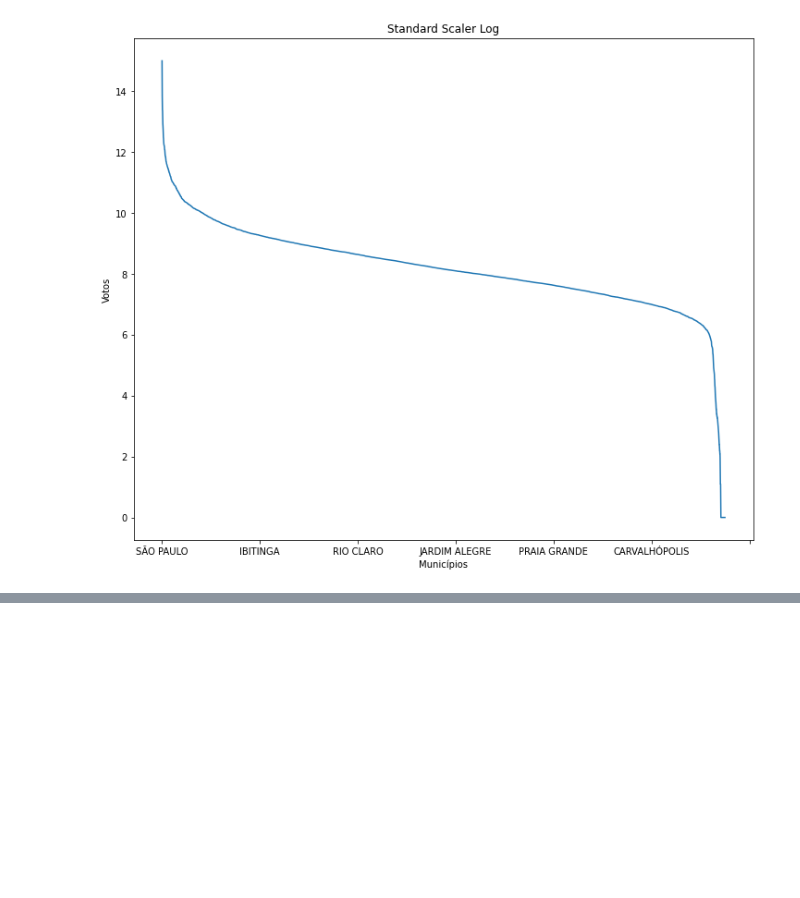
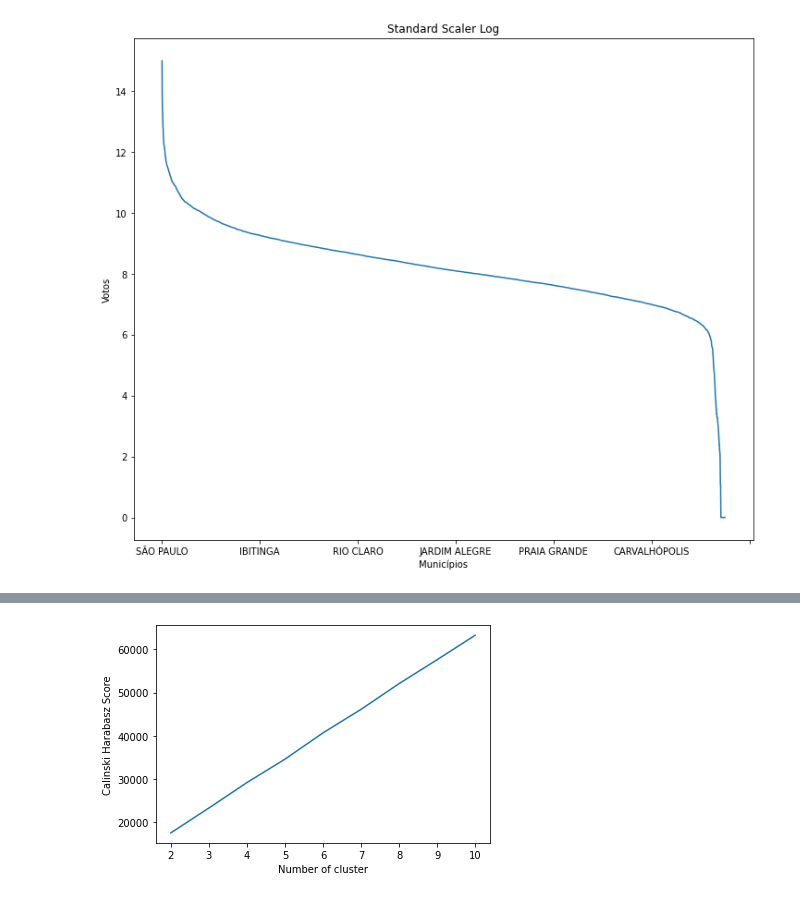
Before and after one commit to felipe-bonato/ciencia-de-dados-eleicoes, a Jupyter notebook: main.ipynb, the cells around one changed output, grey strips where cells are left out. Saved outputs shown, nothing was run; the diff lists cells and outputs as text; code cells hidden in the pictures; blank space fills up the shorter version.

Commit message:
First try kmeans

```diff
--- a/main.ipynb
+++ b/main.ipynb
@@ -298,17 +297,19 @@ df_votes.head()
 # %%
 # https://scikit-learn.org/stable/_static/ml_map.png
 
 from sklearn import metrics
 from sklearn.cluster import KMeans
 
 calinski_harabasz_score = {}
 for k in range(2, 11):
-    kmeans = KMeans(n_clusters=k, max_iter=2000).fit(df_votes)
+    kmeans = KMeans(n_clusters=k, max_iter=2000).fit(df_votes[['nm_municipio', *VOTES_COLUMNS]])
     label = kmeans.labels_
-    calinski_harabasz_score[k] = metrics.calinski_harabasz_score(df_votes, label)
+    calinski_harabasz_score[k] = metrics.calinski_harabasz_score(df_votes[['nm_municipio', *VOTES_COLUMNS]], label)
 
 plt.figure()
 plt.plot(list(calinski_harabasz_score.keys()), list(calinski_harabasz_score.values()))
 plt.xlabel("Number of cluster")
 plt.ylabel("Calinski Harabasz Score")
 plt.show()
+# %% [output]
+[figure, added]
```
Also changed, not shown: parts of 7 cells of this notebook.
